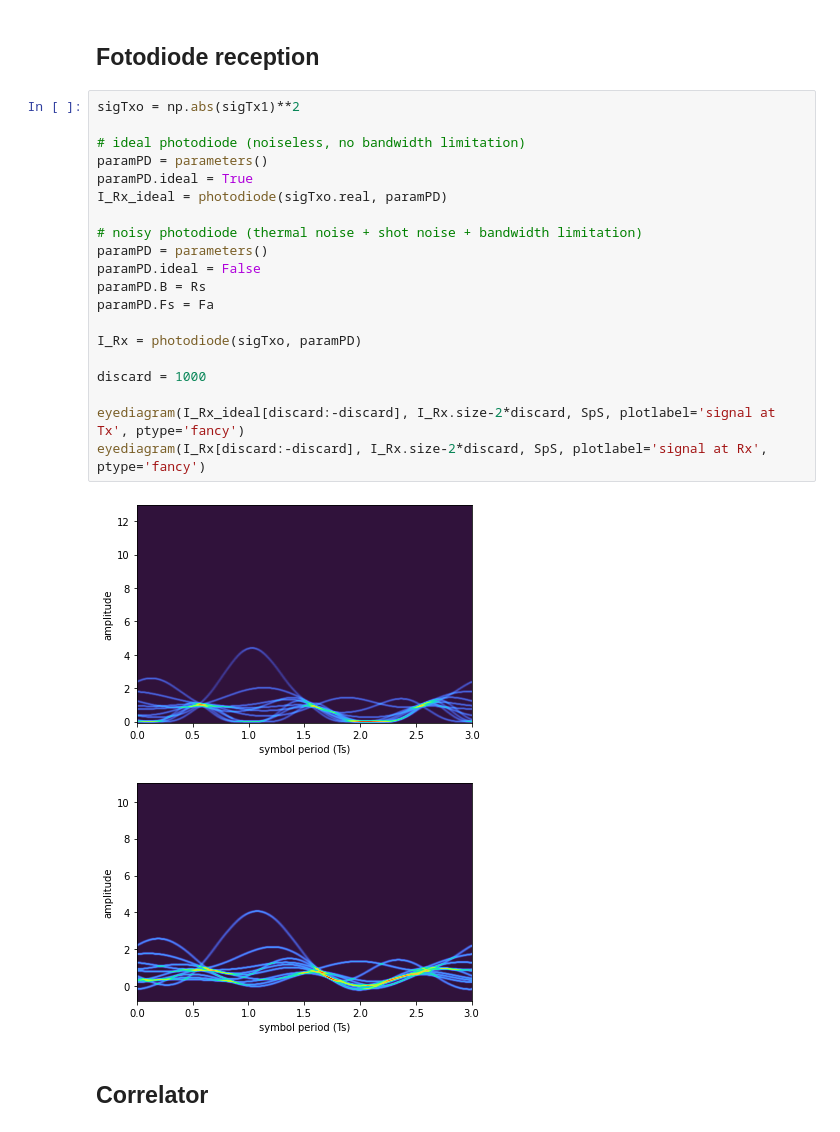
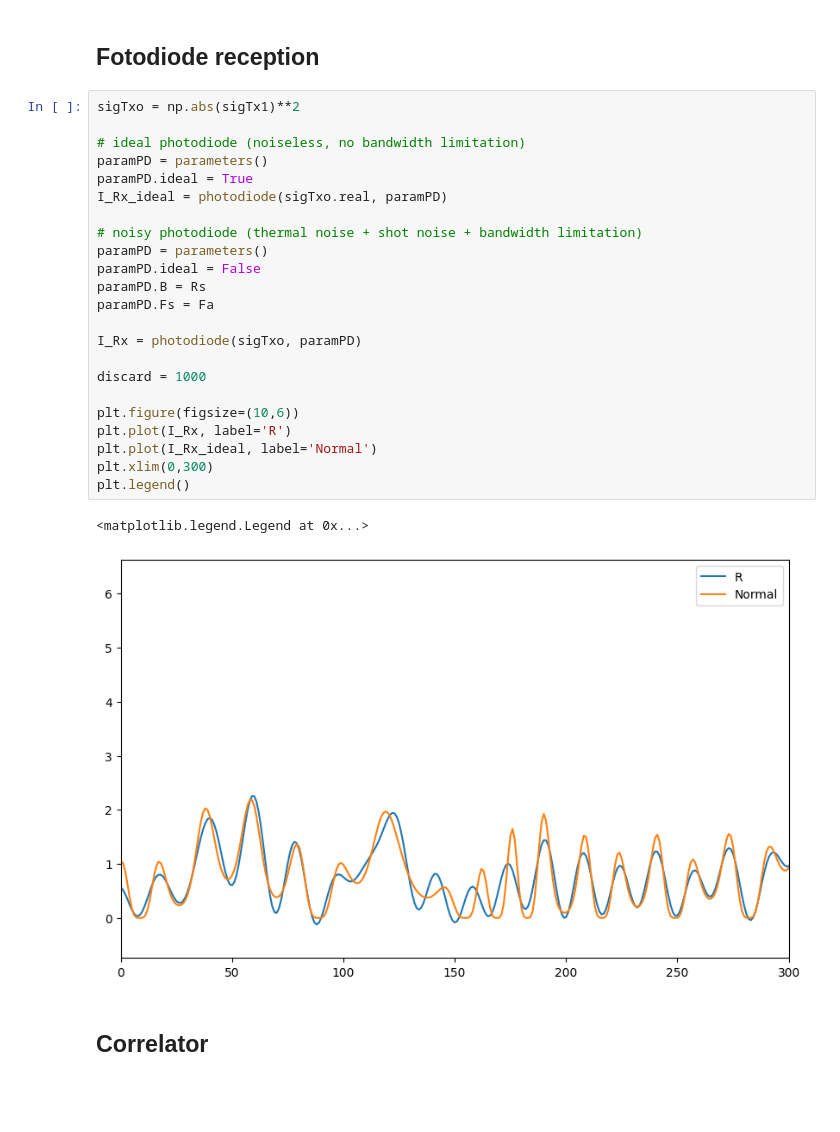
Before and after one commit to CaioRodrigues200/OptCommunications, a Jupyter notebook: ProjetoComOptStudy.ipynb, the cells around one changed output. Cells and saved outputs as stored; diff of their text form; blank space fills up the shorter version.

```diff
--- a/ProjetoComOptStudy.ipynb
+++ b/ProjetoComOptStudy.ipynb
@@ -261,26 +261,29 @@ $\displaystyle f_{3~db~article~analytic} = 95.52GHz ~~~~~~ f_{3~db~article} = 32
 # %%
 sigTxo = np.abs(sigTx1)**2
 
 # ideal photodiode (noiseless, no bandwidth limitation)
 paramPD = parameters()
 paramPD.ideal = True
 I_Rx_ideal = photodiode(sigTxo.real, paramPD)
 
 # noisy photodiode (thermal noise + shot noise + bandwidth limitation)
 paramPD = parameters()
 paramPD.ideal = False
 paramPD.B = Rs
 paramPD.Fs = Fa
 
 I_Rx = photodiode(sigTxo, paramPD)
 
 discard = 1000
 
-eyediagram(I_Rx_ideal[discard:-discard], I_Rx.size-2*discard, SpS, plotlabel='signal at Tx', ptype='fancy')
-eyediagram(I_Rx[discard:-discard], I_Rx.size-2*discard, SpS, plotlabel='signal at Rx', ptype='fancy')
+plt.figure(figsize=(10,6))
+plt.plot(I_Rx, label='R')
+plt.plot(I_Rx_ideal, label='Normal')
+plt.xlim(0,300)
+plt.legend()
 # %% [output]
+<matplotlib.legend.Legend at 0x...>
-[figure, old version]
+[figure, new version]
-[figure, removed]
 # %% [markdown]
 ## Correlator
 # %%
```
Also changed, not shown: parts of 5 cells of this notebook.
